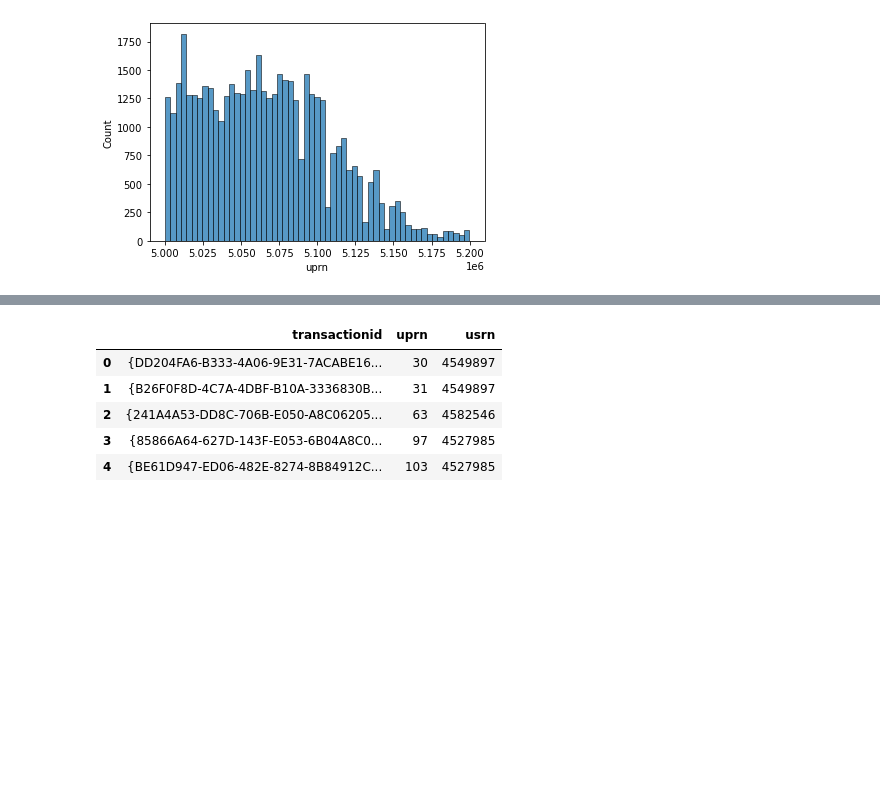
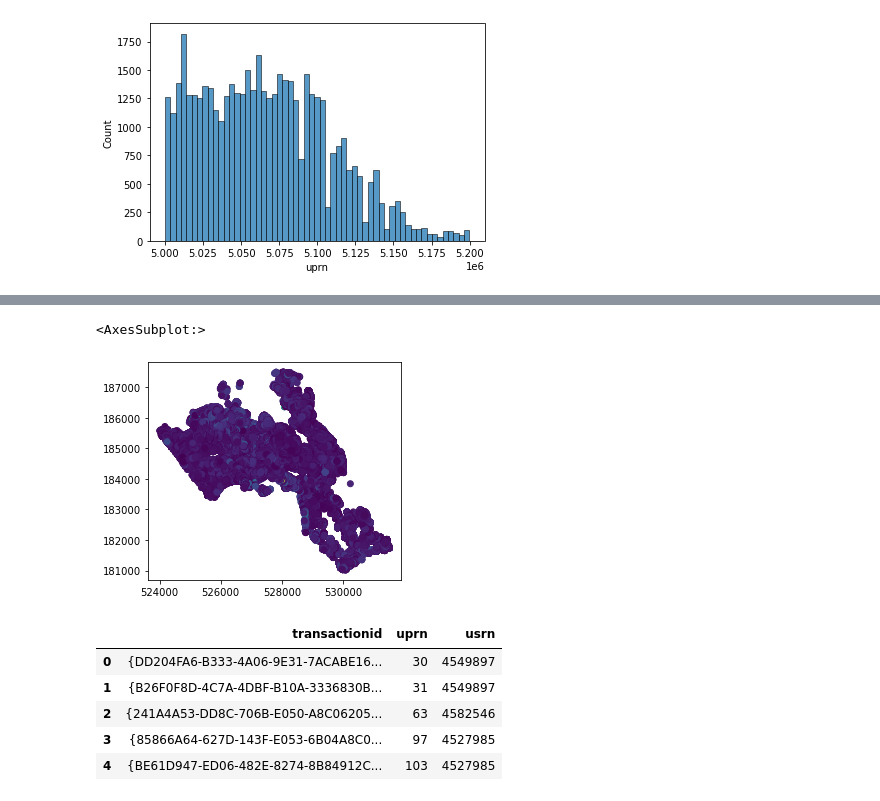
Before and after one commit to MHathorn/DSSS_Assessment, a Jupyter notebook: Real_Assessment.ipynb, the cells around one changed output, grey strips where cells are left out. Cells and saved outputs as stored; diff of their text form; code cells hidden in the pictures; blank space fills up the shorter version.

```diff
--- a/Real_Assessment.ipynb
+++ b/Real_Assessment.ipynb
@@ -130,0 +94,3 @@ openuprn.plot()
+# %%
+openuprncsv = pd.read_csv("data/osopenuprn_202302.csv")
+openuprncsv.head()
@@ -130,0 +104,3 @@ openuprn.plot()
+# %%
+openuprn2 = gpd.GeoDataFrame(openuprncsv, geometry = gpd.points_from_xy(openuprncsv['X_COORDINATE'], openuprncsv['Y_COORDINATE']), crs = 'EPSG:27700')
+openuprn2.head()
@@ -205,6 +188,6 @@ sn.histplot(camden_merge, x = 'uprn')
 # %%
 camden_merge.plot()
 # %%
-camden_merge = pd.merge(camden_merge, camden, how = 'right', left_on = 'uprn', right_on = 'INSPIREID')
-camden_merge['priceper'].info()
+camden_merge = pd.merge(camden_merge, openuprn2, how = 'left', left_on = 'uprn', right_on = 'UPRN')
+camden_merge.head()
 # %% [output]
@@ -219,3 +221,9 @@ memory usage: 479.7 KB
+# %%
+camden_merge = camden_merge.set_geometry('geometry')
+camden_merge.plot(column = 'priceper')
+# %% [output]
+<AxesSubplot:>
+[figure, added]
 # %%
 pricepaid = pd.read_csv("Data/ppdiduprnusrnubdc.csv")
 pricepaid.head()
```
Also changed, not shown: parts of 11 cells of this notebook.
